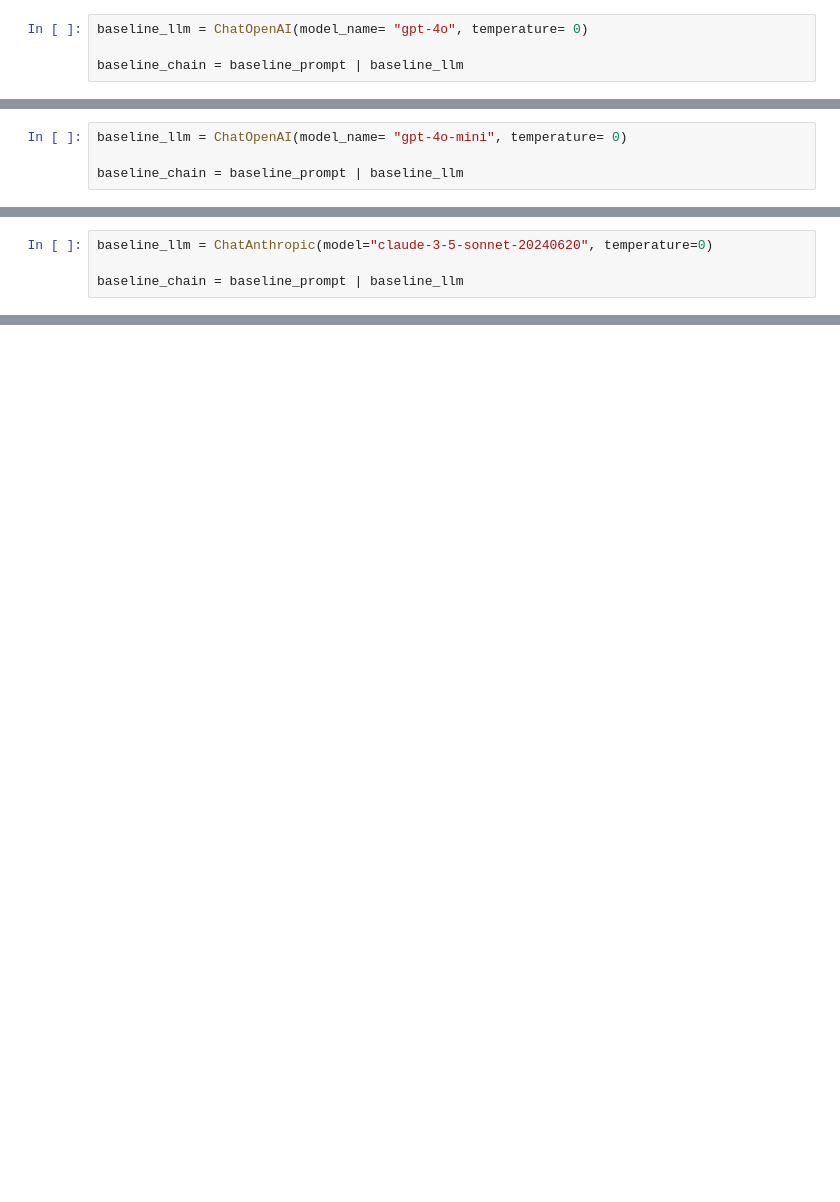
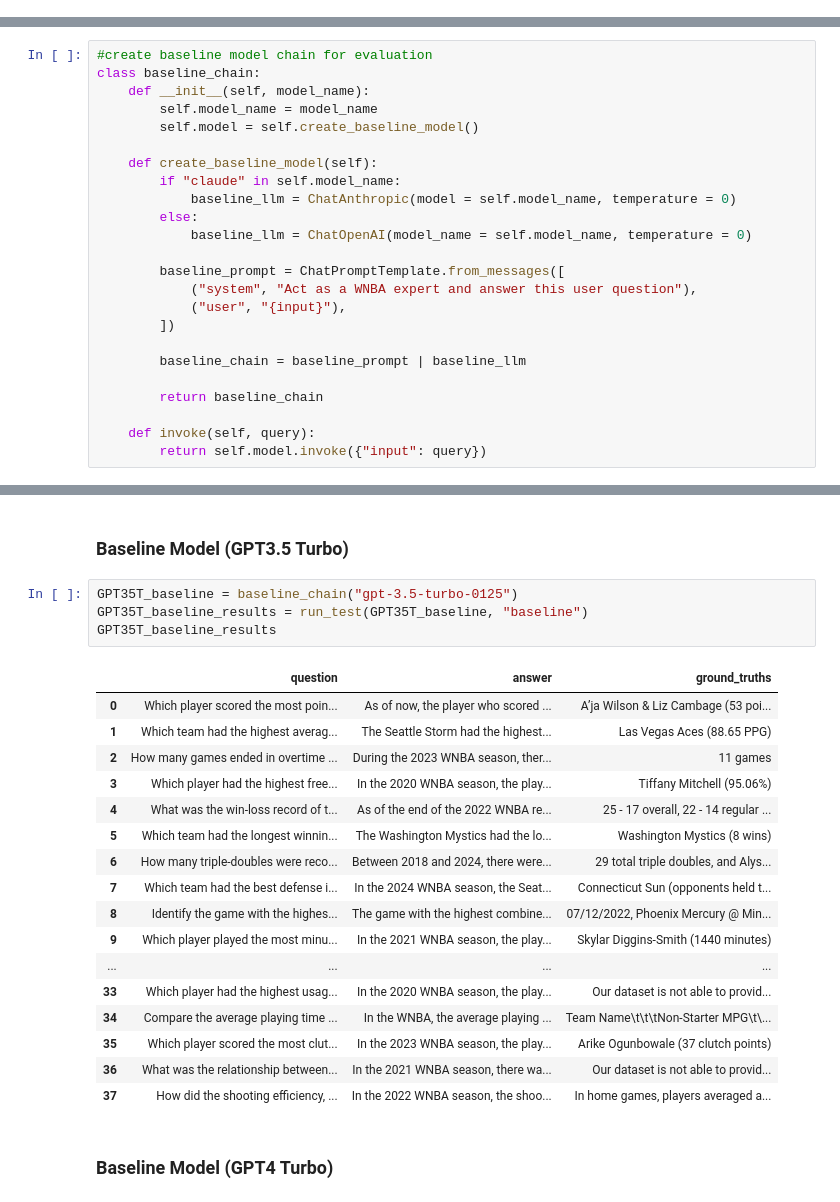
Before and after one commit to MIDS2024-Capstone-HoopIQ/project, a Jupyter notebook: langchain_test_code/langchain_text2sql_evaluations.ipynb, the cells around one changed output, grey strips where cells are left out. Drawn from its saved outputs; the diff is of its cells as text; blank space fills up the shorter version.

Commit message:
updated evaluation notebook

```diff
--- a/langchain_test_code/langchain_text2sql_evaluations.ipynb
+++ b/langchain_test_code/langchain_text2sql_evaluations.ipynb
@@ -122,4 +0,0 @@ display(dataset)
-# %%
-baseline_llm = ChatOpenAI(model_name= "gpt-4o", temperature= 0)
-
-baseline_chain = baseline_prompt | baseline_llm
@@ -166,4 +0,0 @@ display(dataset)
-# %%
-baseline_llm = ChatOpenAI(model_name= "gpt-4o-mini", temperature= 0)
-
-baseline_chain = baseline_prompt | baseline_llm
@@ -210,4 +0,0 @@ display(dataset)
-# %%
-baseline_llm = ChatAnthropic(model="claude-3-5-sonnet-20240620", temperature=0)
-
-baseline_chain = baseline_prompt | baseline_llm
@@ -865,0 +71,24 @@ display(dataset)
+# %%
+#create baseline model chain for evaluation
+class baseline_chain:
+    def __init__(self, model_name):
+        self.model_name = model_name
+        self.model = self.create_baseline_model()
+
+    def create_baseline_model(self):
+        if "claude" in self.model_name:
+            baseline_llm = ChatAnthropic(model = self.model_name, temperature = 0)
+        else:
+            baseline_llm = ChatOpenAI(model_name = self.model_name, temperature = 0)
+
+        baseline_prompt = ChatPromptTemplate.from_messages([
+            ("system", "Act as a WNBA expert and answer this user question"),
+            ("user", "{input}"),
+        ])
+
+        baseline_chain = baseline_prompt | baseline_llm
+
+        return baseline_chain
+
+    def invoke(self, query):
+        return self.model.invoke({"input": query})
@@ -865,0 +303,26 @@ display(dataset)
+# %% [markdown]
+### Baseline Model (GPT3.5 Turbo)
+# %%
+GPT35T_baseline = baseline_chain("gpt-3.5-turbo-0125")
+GPT35T_baseline_results = run_test(GPT35T_baseline, "baseline")
+GPT35T_baseline_results
+# %% [output]
+|  | question | answer | ground_truths |
+| 0 | Which player scored the most poin... | As of now, the player who scored ... | A’ja Wilson & Liz Cambage (53 poi... |
+| 1 | Which team had the highest averag... | The Seattle Storm had the highest... | Las Vegas Aces (88.65 PPG) |
+| 2 | How many games ended in overtime ... | During the 2023 WNBA season, ther... | 11 games |
+| 3 | Which player had the highest free... | In the 2020 WNBA season, the play... | Tiffany Mitchell (95.06%) |
+| 4 | What was the win-loss record of t... | As of the end of the 2022 WNBA re... | 25 - 17 overall, 22 - 14 regular ... |
+| 5 | Which team had the longest winnin... | The Washington Mystics had the lo... | Washington Mystics (8 wins) |
+| 6 | How many triple-doubles were reco... | Between 2018 and 2024, there were... | 29 total triple doubles, and Alys... |
+| 7 | Which team had the best defense i... | In the 2024 WNBA season, the Seat... | Connecticut Sun (opponents held t... |
+| 8 | Identify the game with the highes... | The game with the highest combine... | 07/12/2022, Phoenix Mercury @ Min... |
+| 9 | Which player played the most minu... | In the 2021 WNBA season, the play... | Skylar Diggins-Smith (1440 minutes) |
+| ... | ... | ... | ... |
+| 33 | Which player had the highest usag... | In the 2020 WNBA season, the play... | Our dataset is not able to provid... |
+| 34 | Compare the average playing time ... | In the WNBA, the average playing ... | Team Name\t\t\tNon-Starter MPG\t\... |
+| 35 | Which player scored the most clut... | In the 2023 WNBA season, the play... | Arike Ogunbowale (37 clutch points) |
+| 36 | What was the relationship between... | In the 2021 WNBA season, there wa... | Our dataset is not able to provid... |
+| 37 | How did the shooting efficiency, ... | In the 2022 WNBA season, the shoo... | In home games, players averaged a... |
+# %% [markdown]
+### Baseline Model (GPT4 Turbo)
```
Also changed, not shown: parts of 72 cells of this notebook.
